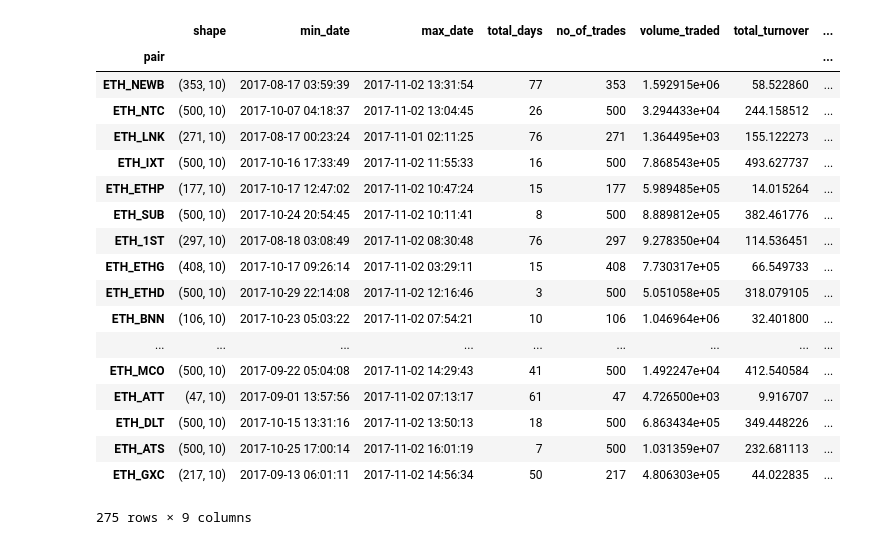
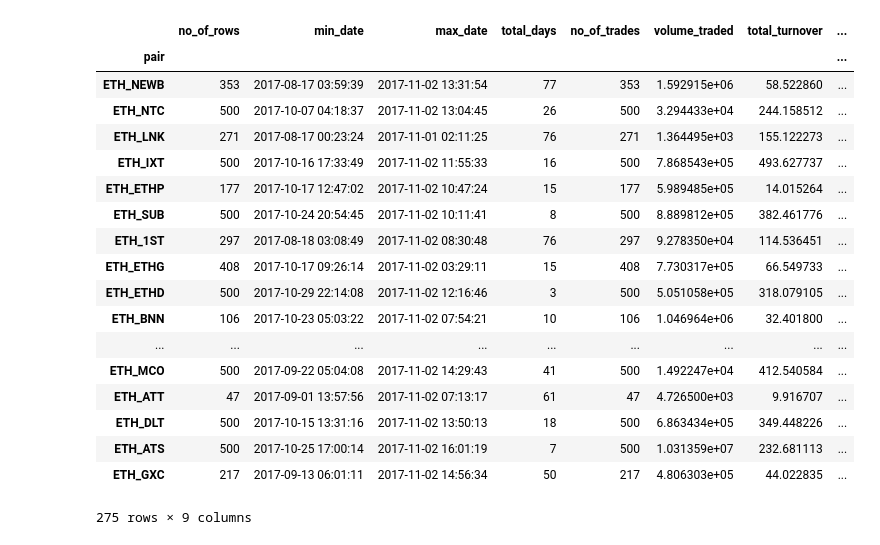
Before and after one commit to satyaki-mitra/Evalution_Exercise, a Jupyter notebook: trade_analysis/trade_analysis.ipynb, the cells around one changed output. Saved outputs shown, nothing was run; the diff lists cells and outputs as text; code cells hidden in the pictures.

```diff
--- a/trade_analysis/trade_analysis.ipynb
+++ b/trade_analysis/trade_analysis.ipynb
@@ -1,60 +7,55 @@
 # %%
-import json
-import pandas as pd
-from pprint import pprint
-data = open("input_csv/ed_trade_data.json")
-data = json.load(data)
 l = list(data.keys())
 l2 = []
 for i in l:
     x_i = data[i]
     df_i =  pd.DataFrame(x_i)
     df_i['datetime'] = pd.to_datetime(df_i['date'])
     df_i['price'] = df_i['price'].astype(float)
     df_i['amount'] = df_i['amount'].astype(float)
     df_i['amountBase'] = df_i['amountBase'].astype(float)
     df = df_i[['datetime', 'amount', 'amountBase', 'price']].set_index('datetime')
     pair = i
-    shape = df_i.shape
+    row, col = df_i.shape
     maxdate = df.index.max()
     mindate = df.index.min()
     total_days = (maxdate - mindate).days
     grouped = df.groupby(lambda x : x.month)
     grouped.index = 'month'
     a = grouped.count()
     grouped = df.groupby(lambda x: x.month)
     grouped.index = 'month'
     no_of_trades = (grouped['amount'].count())
     a = grouped['amount'].sum()
     b = grouped['amountBase'].sum()
     c = (b / a)
     if (total_days != 0):
         daily_trades_average = sum(no_of_trades) / (total_days)
     else:
         daily_trades_average = 0
-    result = [pair, shape, mindate, maxdate, total_days, sum(no_of_trades), sum(a), sum(b), (sum(c)/len(c)), daily_trades_average]
+    result = [pair, row, mindate, maxdate, total_days, sum(no_of_trades), sum(a), sum(b), (sum(c)/len(c)), daily_trades_average]
     l2.append(result)
 output = pd.DataFrame(l2)
-output.columns = ['pair', 'shape', 'min_date', 'max_date', 'total_days', 'no_of_trades', 'volume_traded', 'total_turnover', 'avg_price_of_unit_volume', 'avg_daily_trades']
+output.columns = ['pair', 'no_of_rows', 'min_date', 'max_date', 'total_days', 'no_of_trades', 'volume_traded', 'total_turnover', 'avg_price_of_unit_volume', 'avg_daily_trades']
 resultant = output.set_index('pair')
 resultant
 # %% [output]
-|  | shape | min_date | max_date | total_days | no_of_trades | volume_traded | total_turnover | ... |
+|  | no_of_rows | min_date | max_date | total_days | no_of_trades | volume_traded | total_turnover | ... |
 | pair |  |  |  |  |  |  |  | ... |
-| ETH_NEWB | (353, 10) | 2017-08-17 03:59:39 | 2017-11-02 13:31:54 | 77 | 353 | 1.592915e+06 | 58.522860 | ... |
-| ETH_NTC | (500, 10) | 2017-10-07 04:18:37 | 2017-11-02 13:04:45 | 26 | 500 | 3.294433e+04 | 244.158512 | ... |
-| ETH_LNK | (271, 10) | 2017-08-17 00:23:24 | 2017-11-01 02:11:25 | 76 | 271 | 1.364495e+03 | 155.122273 | ... |
-| ETH_IXT | (500, 10) | 2017-10-16 17:33:49 | 2017-11-02 11:55:33 | 16 | 500 | 7.868543e+05 | 493.627737 | ... |
-| ETH_ETHP | (177, 10) | 2017-10-17 12:47:02 | 2017-11-02 10:47:24 | 15 | 177 | 5.989485e+05 | 14.015264 | ... |
-| ETH_SUB | (500, 10) | 2017-10-24 20:54:45 | 2017-11-02 10:11:41 | 8 | 500 | 8.889812e+05 | 382.461776 | ... |
-| ETH_1ST | (297, 10) | 2017-08-18 03:08:49 | 2017-11-02 08:30:48 | 76 | 297 | 9.278350e+04 | 114.536451 | ... |
-| ETH_ETHG | (408, 10) | 2017-10-17 09:26:14 | 2017-11-02 03:29:11 | 15 | 408 | 7.730317e+05 | 66.549733 | ... |
-| ETH_ETHD | (500, 10) | 2017-10-29 22:14:08 | 2017-11-02 12:16:46 | 3 | 500 | 5.051058e+05 | 318.079105 | ... |
-| ETH_BNN | (106, 10) | 2017-10-23 05:03:22 | 2017-11-02 07:54:21 | 10 | 106 | 1.046964e+06 | 32.401800 | ... |
+| ETH_NEWB | 353 | 2017-08-17 03:59:39 | 2017-11-02 13:31:54 | 77 | 353 | 1.592915e+06 | 58.522860 | ... |
+| ETH_NTC | 500 | 2017-10-07 04:18:37 | 2017-11-02 13:04:45 | 26 | 500 | 3.294433e+04 | 244.158512 | ... |
+| ETH_LNK | 271 | 2017-08-17 00:23:24 | 2017-11-01 02:11:25 | 76 | 271 | 1.364495e+03 | 155.122273 | ... |
+| ETH_IXT | 500 | 2017-10-16 17:33:49 | 2017-11-02 11:55:33 | 16 | 500 | 7.868543e+05 | 493.627737 | ... |
+| ETH_ETHP | 177 | 2017-10-17 12:47:02 | 2017-11-02 10:47:24 | 15 | 177 | 5.989485e+05 | 14.015264 | ... |
+| ETH_SUB | 500 | 2017-10-24 20:54:45 | 2017-11-02 10:11:41 | 8 | 500 | 8.889812e+05 | 382.461776 | ... |
+| ETH_1ST | 297 | 2017-08-18 03:08:49 | 2017-11-02 08:30:48 | 76 | 297 | 9.278350e+04 | 114.536451 | ... |
+| ETH_ETHG | 408 | 2017-10-17 09:26:14 | 2017-11-02 03:29:11 | 15 | 408 | 7.730317e+05 | 66.549733 | ... |
+| ETH_ETHD | 500 | 2017-10-29 22:14:08 | 2017-11-02 12:16:46 | 3 | 500 | 5.051058e+05 | 318.079105 | ... |
+| ETH_BNN | 106 | 2017-10-23 05:03:22 | 2017-11-02 07:54:21 | 10 | 106 | 1.046964e+06 | 32.401800 | ... |
 | ... | ... | ... | ... | ... | ... | ... | ... | ... |
-| ETH_MCO | (500, 10) | 2017-09-22 05:04:08 | 2017-11-02 14:29:43 | 41 | 500 | 1.492247e+04 | 412.540584 | ... |
-| ETH_ATT | (47, 10) | 2017-09-01 13:57:56 | 2017-11-02 07:13:17 | 61 | 47 | 4.726500e+03 | 9.916707 | ... |
-| ETH_DLT | (500, 10) | 2017-10-15 13:31:16 | 2017-11-02 13:50:13 | 18 | 500 | 6.863434e+05 | 349.448226 | ... |
-| ETH_ATS | (500, 10) | 2017-10-25 17:00:14 | 2017-11-02 16:01:19 | 7 | 500 | 1.031359e+07 | 232.681113 | ... |
-| ETH_GXC | (217, 10) | 2017-09-13 06:01:11 | 2017-11-02 14:56:34 | 50 | 217 | 4.806303e+05 | 44.022835 | ... |
+| ETH_MCO | 500 | 2017-09-22 05:04:08 | 2017-11-02 14:29:43 | 41 | 500 | 1.492247e+04 | 412.540584 | ... |
+| ETH_ATT | 47 | 2017-09-01 13:57:56 | 2017-11-02 07:13:17 | 61 | 47 | 4.726500e+03 | 9.916707 | ... |
+| ETH_DLT | 500 | 2017-10-15 13:31:16 | 2017-11-02 13:50:13 | 18 | 500 | 6.863434e+05 | 349.448226 | ... |
+| ETH_ATS | 500 | 2017-10-25 17:00:14 | 2017-11-02 16:01:19 | 7 | 500 | 1.031359e+07 | 232.681113 | ... |
+| ETH_GXC | 217 | 2017-09-13 06:01:11 | 2017-11-02 14:56:34 | 50 | 217 | 4.806303e+05 | 44.022835 | ... |
 275 rows × 9 columns
```
Also changed, not shown: parts of 6 cells of this notebook, 2 other files.
